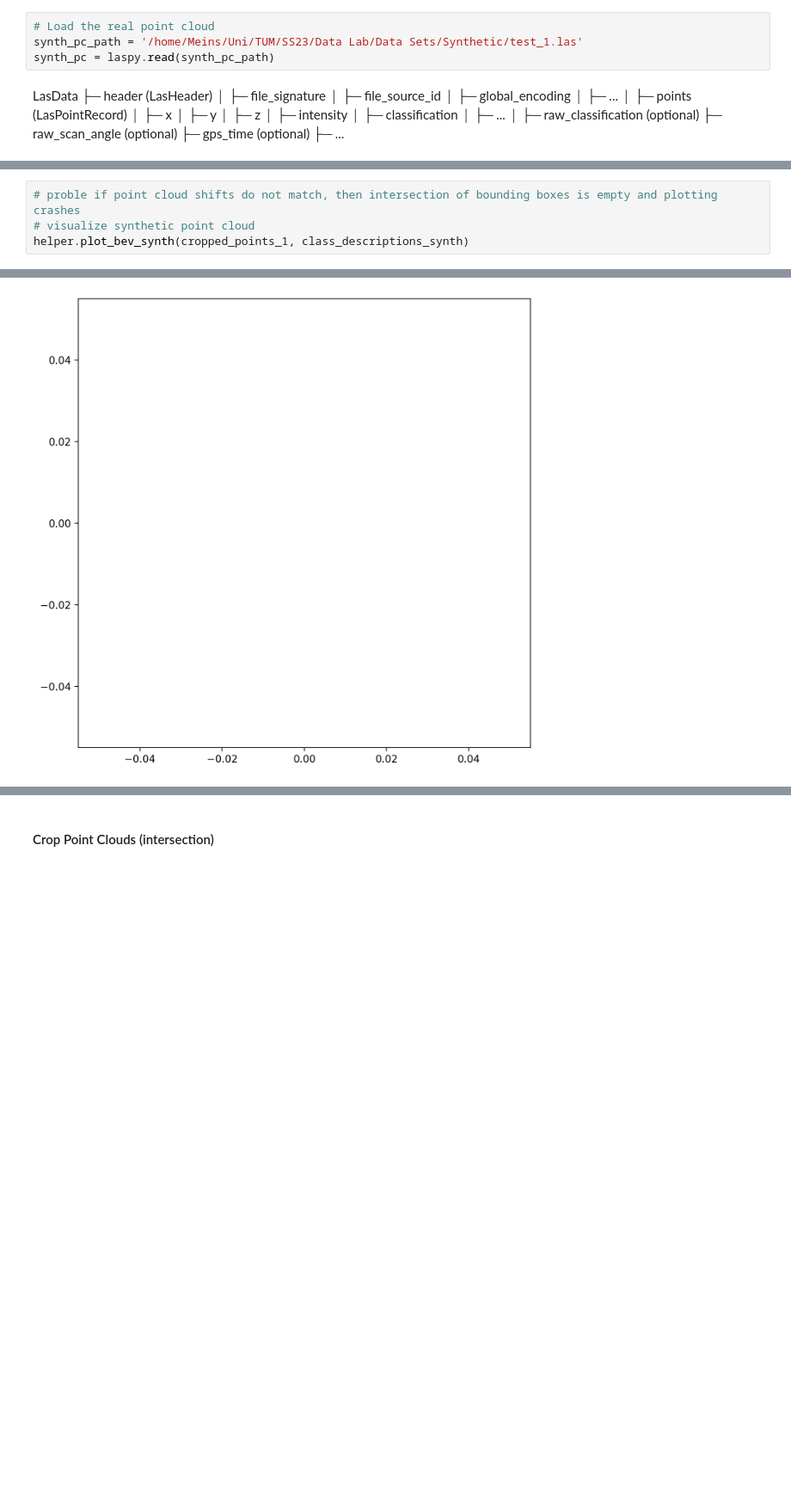
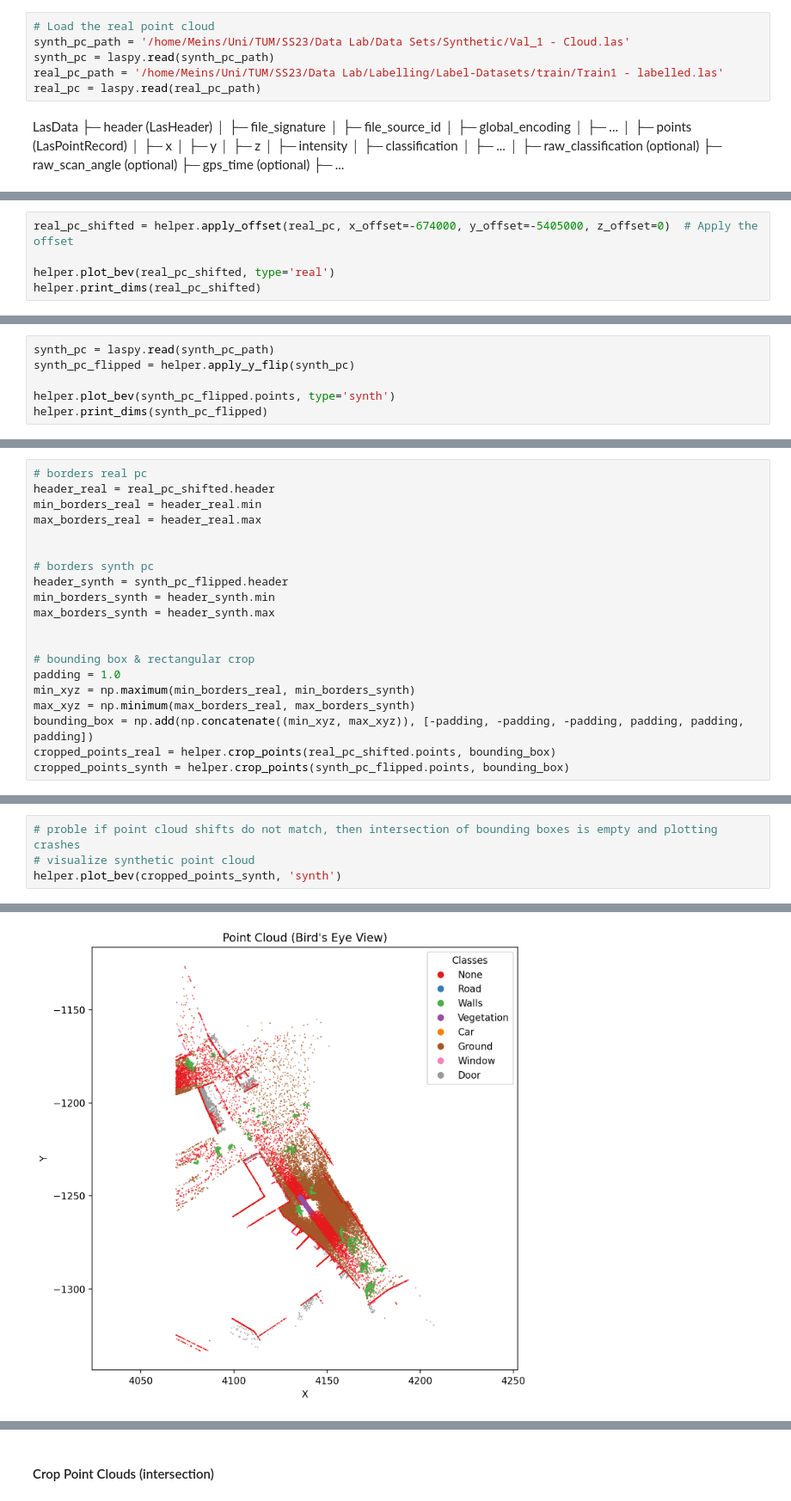
Before and after one commit to Madlab2/CloudMetrics, a Jupyter notebook: notebooks/compare_pointclouds.ipynb, the cells around one changed output, grey strips where cells are left out. Shown at 86% size. Saved outputs shown, nothing was run; the diff lists cells and outputs as text; blank space fills up the shorter version.

Commit message:
Fixed bug in crop_points Updated jupyter notebook with shifts/flips Updated import_and_prepare_point_clouds Updated classes.py, added offsets.py unified plot function

```diff
--- a/notebooks/compare_pointclouds.ipynb
+++ b/notebooks/compare_pointclouds.ipynb
@@ -19,7 +20,9 @@ from tqdm import tqdm
 # %%
 # Load the real point cloud
-synth_pc_path = '/home/Meins/Uni/TUM/SS23/Data Lab/Data Sets/Synthetic/test_1.las'
+synth_pc_path = '/home/Meins/Uni/TUM/SS23/Data Lab/Data Sets/Synthetic/Val_1 - Cloud.las'
 synth_pc = laspy.read(synth_pc_path)
+real_pc_path = '/home/Meins/Uni/TUM/SS23/Data Lab/Labelling/Label-Datasets/train/Train1 - labelled.las'
+real_pc = laspy.read(real_pc_path)
 # %% [markdown]
 LasData
 ├─ header (LasHeader)
@@ -69,0 +59,5 @@ relevant_classes = list(class_descriptions.keys())
+# %%
+real_pc_shifted = helper.apply_offset(real_pc, x_offset=-674000, y_offset=-5405000, z_offset=0)  # Apply the offset
+
+helper.plot_bev(real_pc_shifted, type='real')
+helper.print_dims(real_pc_shifted)
@@ -69,0 +70,6 @@ relevant_classes = list(class_descriptions.keys())
+# %%
+synth_pc = laspy.read(synth_pc_path)
+synth_pc_flipped = helper.apply_y_flip(synth_pc)
+
+helper.plot_bev(synth_pc_flipped.points, type='synth')
+helper.print_dims(synth_pc_flipped)
@@ -69,0 +87,20 @@ relevant_classes = list(class_descriptions.keys())
+# %%
+# borders real pc
+header_real = real_pc_shifted.header
+min_borders_real = header_real.min
+max_borders_real = header_real.max
+
+
+# borders synth pc
+header_synth = synth_pc_flipped.header
+min_borders_synth = header_synth.min
+max_borders_synth = header_synth.max
+
+
+# bounding box & rectangular crop
+padding = 1.0
+min_xyz = np.maximum(min_borders_real, min_borders_synth)
+max_xyz = np.minimum(max_borders_real, max_borders_synth)
+bounding_box = np.add(np.concatenate((min_xyz, max_xyz)), [-padding, -padding, -padding, padding, padding, padding])
+cropped_points_real = helper.crop_points(real_pc_shifted.points, bounding_box)
+cropped_points_synth = helper.crop_points(synth_pc_flipped.points, bounding_box)
@@ -126,5 +125,5 @@ cropped_points_2 = helper.crop_points(real_pc.points, bounding_box)
 # %%
 # proble if point cloud shifts do not match, then intersection of bounding boxes is empty and plotting crashes
 # visualize synthetic point cloud
-helper.plot_bev_synth(cropped_points_1, class_descriptions_synth)
+helper.plot_bev(cropped_points_synth, 'synth')
 # %% [output]
@@ -132 +130 @@ ValueError: zero-size array to reduction operation minimum which has no identity
-[figure, old version]
+[figure, new version]
```
Also changed, not shown: parts of 25 cells of this notebook, 3 other files.
